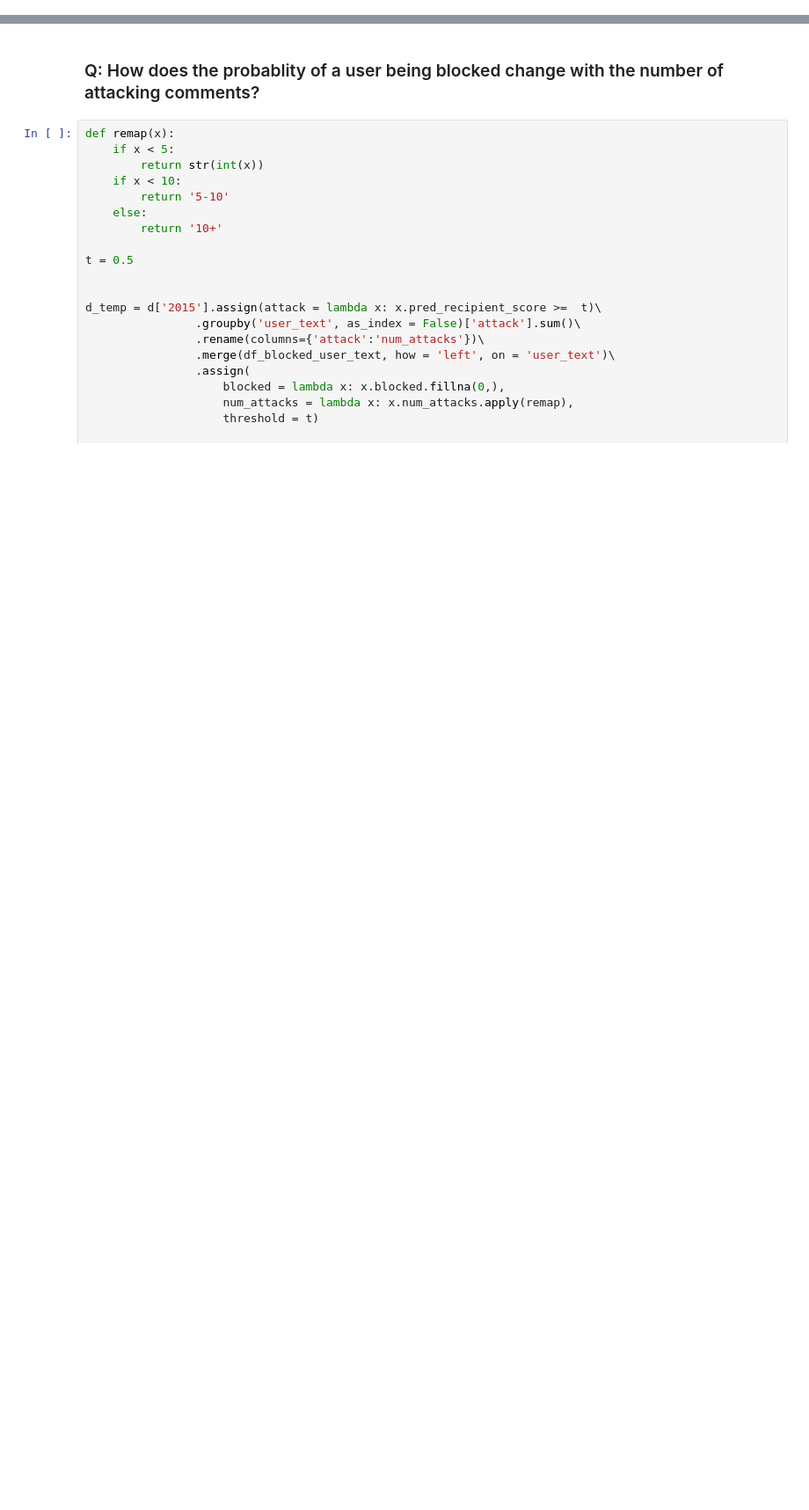
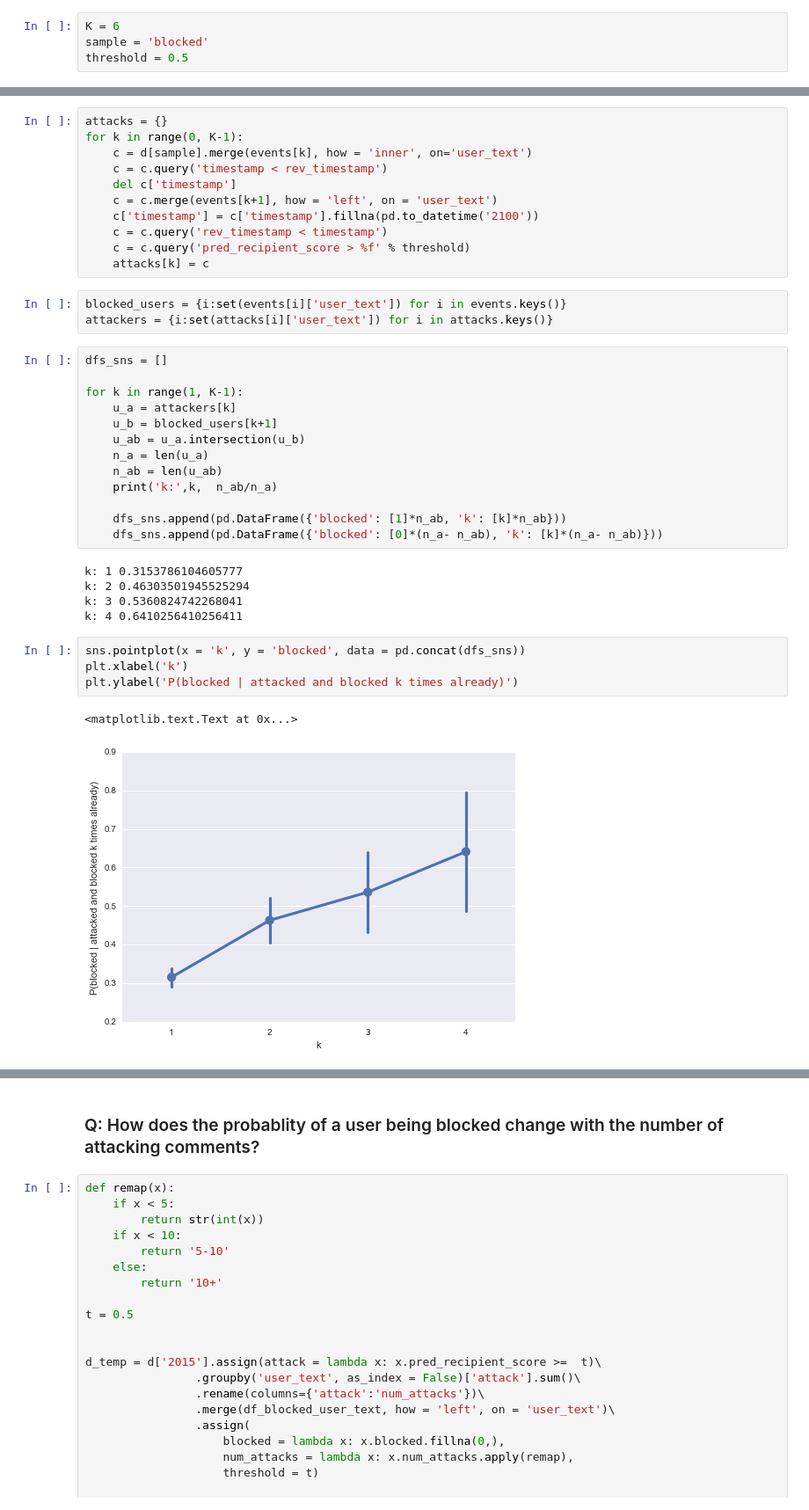
Before and after one commit to ewulczyn/wiki-detox, a Jupyter notebook: src/analysis/Prevalence and Efficacy of Moderation.ipynb, the cells around one changed output, grey strips where cells are left out. Shown at 88% size. Saved outputs shown, nothing was run; the diff lists cells and outputs as text; blank space fills up the shorter version.

```diff
--- a/src/analysis/Prevalence and Efficacy of Moderation.ipynb
+++ b/src/analysis/Prevalence and Efficacy of Moderation.ipynb
@@ -89,0 +242,4 @@ plt.ylabel('fraction of attacking comments that come from blocked users')
+# %%
+K = 6
+sample = 'blocked'
+threshold = 0.5
@@ -89,0 +264,39 @@ plt.ylabel('fraction of attacking comments that come from blocked users')
+# %%
+attacks = {}
+for k in range(0, K-1):
+    c = d[sample].merge(events[k], how = 'inner', on='user_text')
+    c = c.query('timestamp < rev_timestamp')
+    del c['timestamp']
+    c = c.merge(events[k+1], how = 'left', on = 'user_text')
+    c['timestamp'] = c['timestamp'].fillna(pd.to_datetime('2100'))
+    c = c.query('rev_timestamp < timestamp')
+    c = c.query('pred_recipient_score > %f' % threshold)
+    attacks[k] = c
+# %%
+blocked_users = {i:set(events[i]['user_text']) for i in events.keys()}
+attackers = {i:set(attacks[i]['user_text']) for i in attacks.keys()}
+# %%
+dfs_sns = []
+
+for k in range(1, K-1):
+    u_a = attackers[k]
+    u_b = blocked_users[k+1]
+    u_ab = u_a.intersection(u_b)
+    n_a = len(u_a)
+    n_ab = len(u_ab)
+    print('k:',k,  n_ab/n_a)
+
+    dfs_sns.append(pd.DataFrame({'blocked': [1]*n_ab, 'k': [k]*n_ab}))
+    dfs_sns.append(pd.DataFrame({'blocked': [0]*(n_a- n_ab), 'k': [k]*(n_a- n_ab)}))
+# %% [output]
+k: 1 0.3153786104605777
+k: 2 0.46303501945525294
+k: 3 0.5360824742268041
+k: 4 0.6410256410256411
+# %%
+sns.pointplot(x = 'k', y = 'blocked', data = pd.concat(dfs_sns))
+plt.xlabel('k')
+plt.ylabel('P(blocked | attacked and blocked k times already)')
+# %% [output]
+<matplotlib.text.Text at 0x...>
+[figure, added]
```
Also changed, not shown: parts of 87 cells of this notebook, 6 other files.
